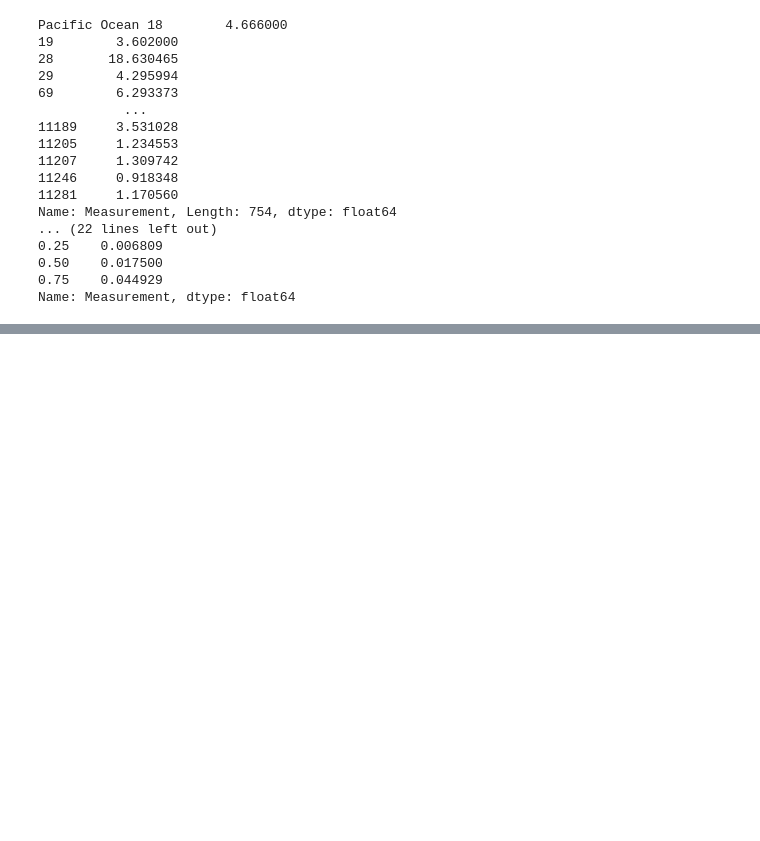
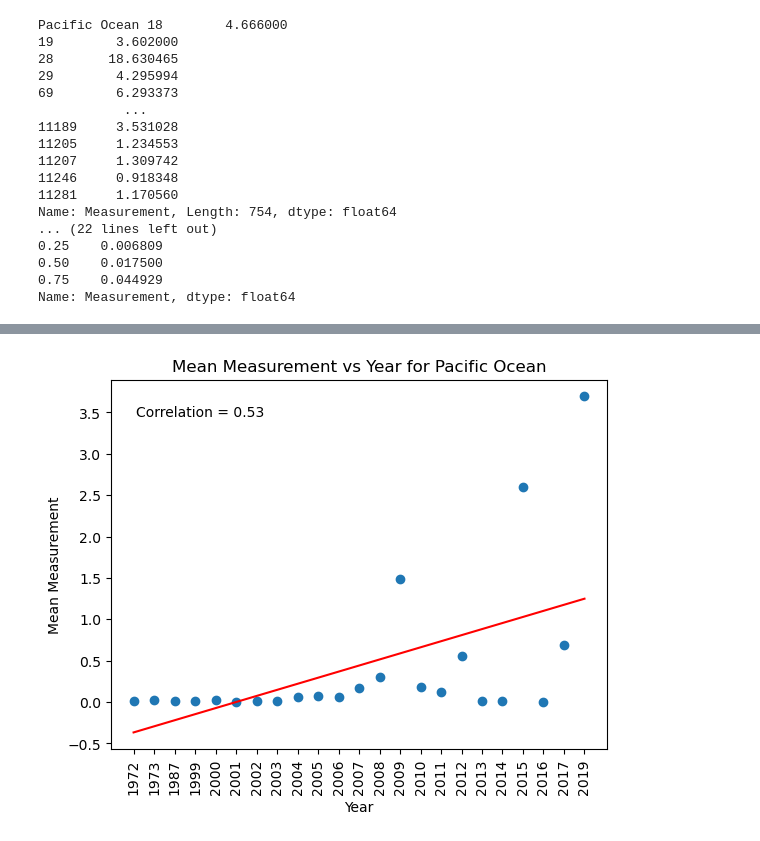
Before and after one commit to emalaki/Project-1, a Jupyter notebook: aa-notebook.ipynb, the cells around one changed output, grey strips where cells are left out. Saved outputs shown, nothing was run; the diff lists cells and outputs as text; code cells hidden in the pictures; blank space fills up the shorter version.

Commit message:
fixed code for regression lines
fixed code and no 2018 data

```diff
--- a/aa-notebook.ipynb
+++ b/aa-notebook.ipynb
@@ -357,0 +231,22 @@ plt.show()
+# %%
+#finding scatterplot for pacific ocean
+le = LabelEncoder()
+pacific_mean_df['Year_num'] = le.fit_transform(pacific_mean_df['Year'])
+
+slope, intercept, r_value, p_value, std_err = stats.linregress(pacific_mean_df['Year_num'], pacific_mean_df['Measurement'])
+regression_line = slope * pacific_mean_df['Year_num'] + intercept
+
+plt.scatter(pacific_mean_df['Year_num'], pacific_mean_df['Measurement'])
+plt.plot(pacific_mean_df['Year_num'], regression_line, color='red')
+
+plt.xticks(pacific_mean_df['Year_num'], pacific_mean_df['Year'], rotation=90)
+
+corr_coef = round(r_value, 2)
+plt.annotate(f"Correlation = {corr_coef}", xy=(0.05, 0.9), xycoords='axes fraction')
+
+plt.title('Mean Measurement vs Year for Pacific Ocean')
+plt.xlabel('Year')
+plt.ylabel('Mean Measurement')
+
+plt.savefig("output_data/Fig4.png")
+plt.show()
@@ -357,0 +255,24 @@ plt.show()
+# %%
+microplastics_no_2018 = pacific_mean_df[pacific_mean_df["Year"]!= "2018"]
+le = LabelEncoder()
+microplastics_no_2018['Year_num'] = le.fit_transform(microplastics_no_2018['Year'])
+
+slope, intercept, r_value, p_value, std_err = stats.linregress(microplastics_no_2018['Year_num'], microplastics_no_2018['Measurement'])
+regression_line = slope * microplastics_no_2018['Year_num'] + intercept
+
+plt.scatter(microplastics_no_2018['Year_num'], microplastics_no_2018['Measurement'])
+plt.plot(microplastics_no_2018['Year_num'], regression_line, color='red')
+
+plt.xticks(microplastics_no_2018['Year_num'], microplastics_no_2018['Year'], rotation=90)
+
+corr_coef = round(r_value, 2)
+plt.annotate(f"Correlation = {corr_coef}", xy=(0.05, 0.9), xycoords='axes fraction')
+
+plt.title('Mean Measurement vs Year for Pacific Ocean')
+plt.xlabel('Year')
+plt.ylabel('Mean Measurement')
+
+plt.savefig("output_data/Fig7.png")
+plt.show()
+# %% [output]
+[figure, added]
```
Also changed, not shown: parts of 20 cells of this notebook, 3 other files.
